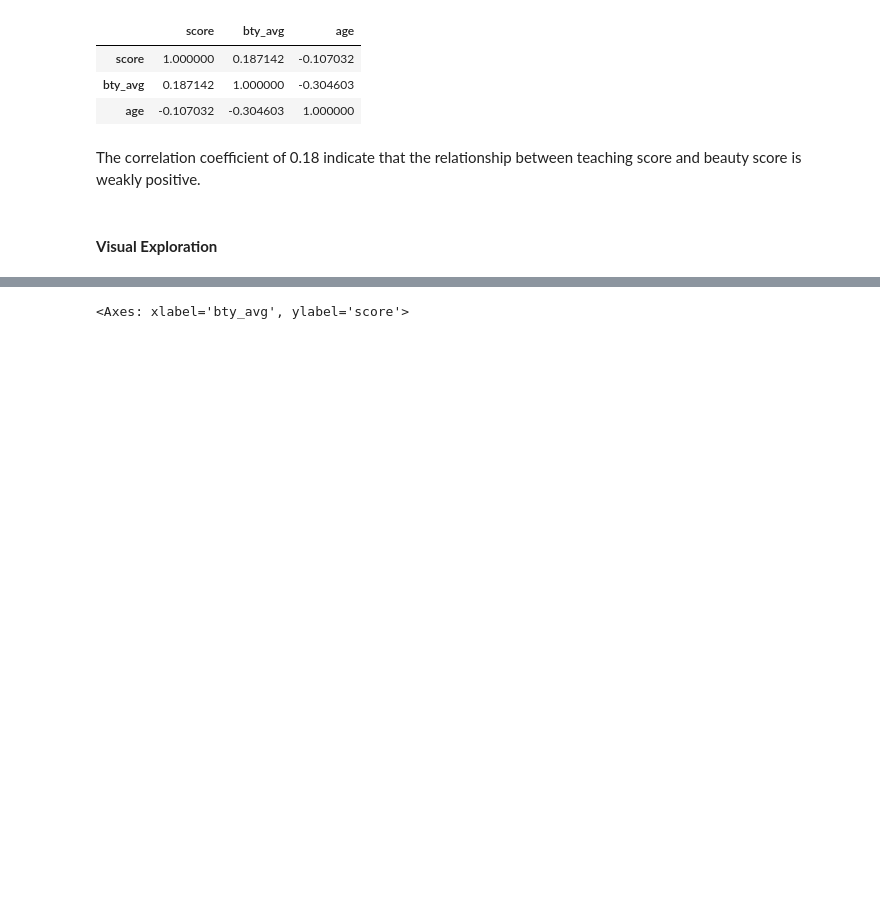
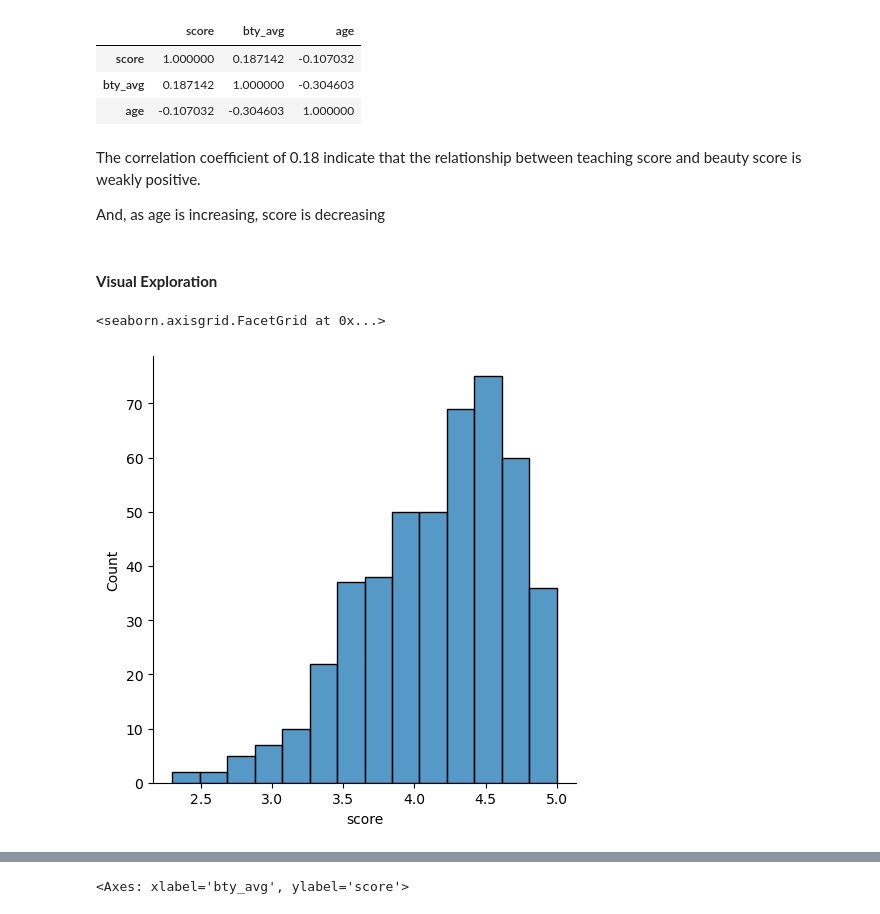
Before and after one commit to AngadKannaujiya/Regression-Project, a Jupyter notebook: Evaluation Score.ipynb, the cells around one changed output, grey strips where cells are left out. Drawn from its saved outputs; the diff is of its cells as text; code cells hidden in the pictures; blank space fills up the shorter version.

```diff
--- a/Evaluation Score.ipynb
+++ b/Evaluation Score.ipynb
@@ -111,5 +115,13 @@ let's check the correlations amongs these variables.
 | age | -0.107032 | -0.304603 | 1.000000 |
 # %% [markdown]
 The correlation coefficient of 0.18 indicate that the relationship between teaching score and beauty score is weakly positive.
+
+And, as age is increasing, score is decreasing
 # %% [markdown]
 #### **Visual Exploration**
+# %%
+# now check the data distribution of the 'Score' column
+sns.displot(data=df_filtered, x='score')
+# %% [output]
+<seaborn.axisgrid.FacetGrid at 0x...>
+[figure, added]
```
Also changed, not shown: parts of 15 cells of this notebook.
